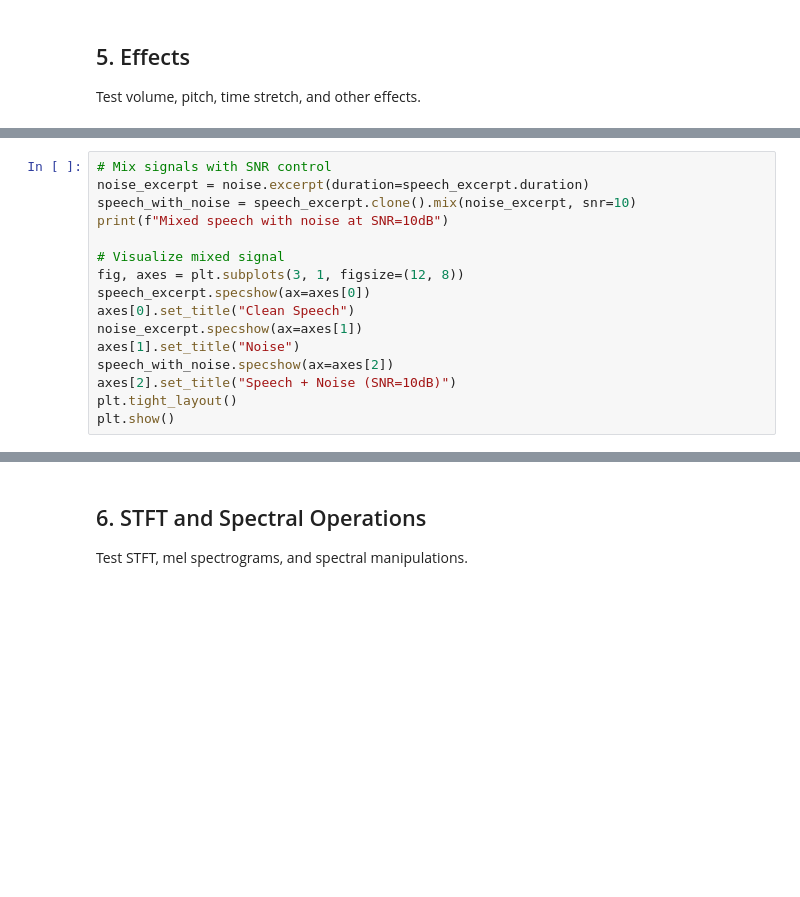
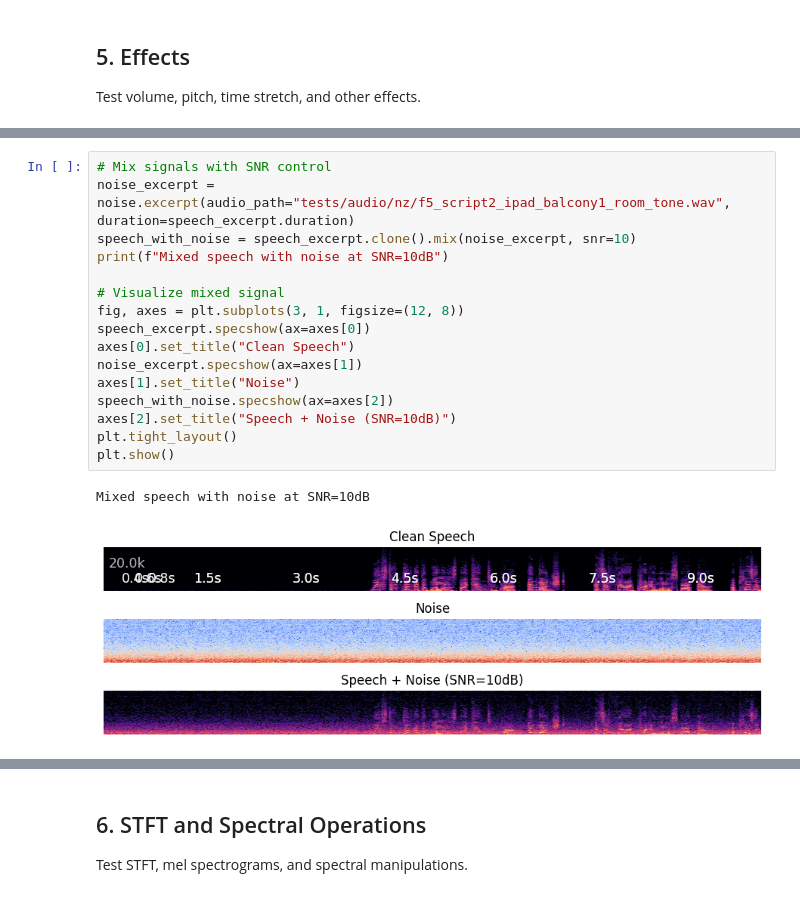
Before and after one commit to qweOkk/audiotools, a Jupyter notebook: test_audiotools_functions.ipynb, the cells around one changed output, grey strips where cells are left out. Saved outputs shown, nothing was run; the diff lists cells and outputs as text; blank space fills up the shorter version.

```diff
--- a/test_audiotools_functions.ipynb
+++ b/test_audiotools_functions.ipynb
@@ -163,16 +213,19 @@ print(f"Slower (0.8x): {speech_slower.duration:.2f}s")
 # %%
 # Mix signals with SNR control
-noise_excerpt = noise.excerpt(duration=speech_excerpt.duration)
+noise_excerpt = noise.excerpt(audio_path="tests/audio/nz/f5_script2_ipad_balcony1_room_tone.wav", duration=speech_excerpt.duration)
 speech_with_noise = speech_excerpt.clone().mix(noise_excerpt, snr=10)
 print(f"Mixed speech with noise at SNR=10dB")
 
 # Visualize mixed signal
 fig, axes = plt.subplots(3, 1, figsize=(12, 8))
 speech_excerpt.specshow(ax=axes[0])
 axes[0].set_title("Clean Speech")
 noise_excerpt.specshow(ax=axes[1])
 axes[1].set_title("Noise")
 speech_with_noise.specshow(ax=axes[2])
 axes[2].set_title("Speech + Noise (SNR=10dB)")
 plt.tight_layout()
 plt.show()
+# %% [output]
+Mixed speech with noise at SNR=10dB
+[figure, added]
```
Also changed, not shown: parts of 36 cells of this notebook.
